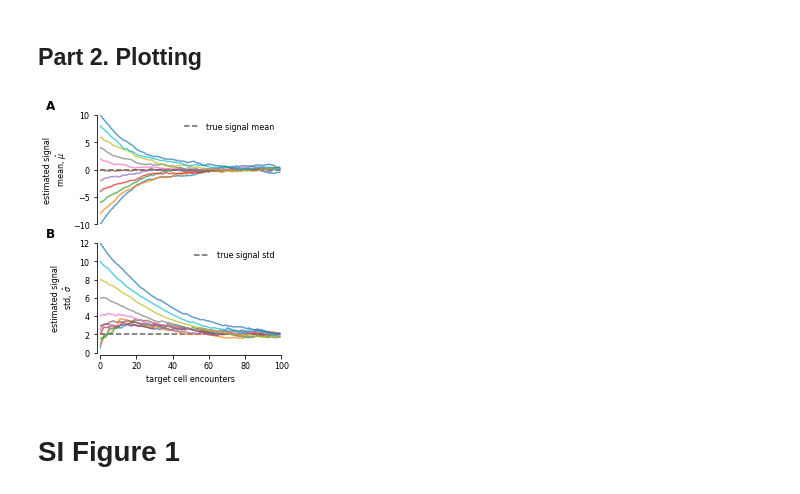
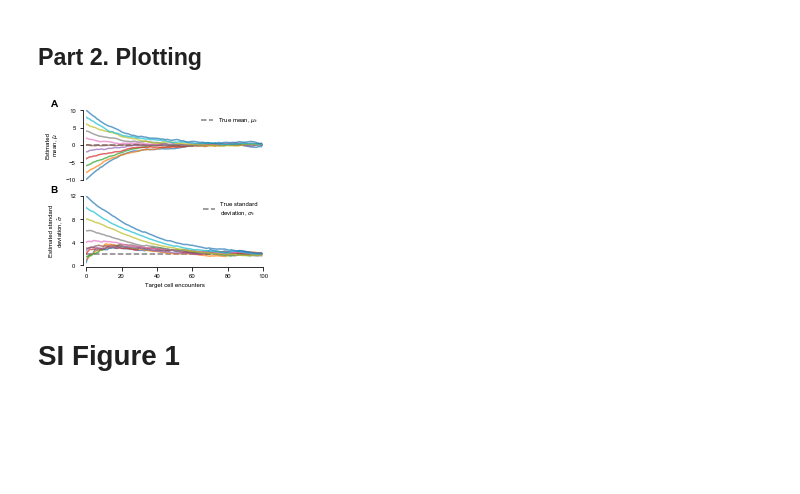
Before and after one commit to ywqin/paper-innate-immune-adaptation, a Jupyter notebook: figures.ipynb, the cells around one changed output. Cells and saved outputs as stored; diff of their text form; code cells hidden in the pictures; blank space fills up the shorter version.

Commit message:
preliminary updates to figures and notebook code (formatting, reuse figure variables)

```diff
--- a/figures.ipynb
+++ b/figures.ipynb
@@ -23,3 +24,21 @@ from functools import partial
+# %%
+DATA_FOLDER = 'data/'
+
+SUBLABEL_SIZE = 10
+LABEL_SIZE = 6
+FAMILY = 'Arial'
+SINGLE_COLUMN = 8.5/2.54
+ONE_FIVE_COLUMN = 11.4/2.54
+DOUBLE_COLUMN = 17.4/2.54
+
+TRUE_MEAN_LABEL = 'True mean, $\mu_t$'
+ESTD_MEAN_LABEL = 'Estimated\nmean, $\hat{\mu}$'
+TRUE_STD_LABEL = 'True standard\ndeviation, $\sigma_t$'
+ESTD_STD_LABEL = 'Estimated standard\ndeviation, $\hat{\sigma}$'
+ENCOUNTER_LABEL = 'Target cell encounters'
+POA_LABEL = 'Probability of activation'
+
+DASH_STYLE = dict(color='k', linestyle='dashed', alpha=0.5)
 # %% [markdown]
 ## Frequently used functions
 # %%
@@ -82,51 +106,60 @@ Fig 1 data done
 ## Part 2. Plotting
 # %%
 # Fig 1 Code 2/2 plottting
+
 # read data
-data = pd.read_csv('estimated_mean_std_alpha%d.csv.gz'%10,compression='gzip')
+data = pd.read_csv('%sestimated_mean_std_alpha%d.csv.gz' %
+                   (DATA_FOLDER, 10), compression='gzip')
+
 # Plotting -----------------------------------------------
-fig = plt.figure(figsize=(3.425,4))
-plt.rc('font',size=8)
-ax1 = fig.add_axes([0.23, 0.55, 0.735, 0.38])
-ax2 = fig.add_axes([0.23, 0.105, 0.735, 0.38])
+# fig = plt.figure(figsize=(SINGLE_COLUMN, SINGLE_COLUMN*0.85))
+# plt.rc('font', size=LABEL_SIZE, family=FAMILY)
+# ax1 = fig.add_axes([0.23, 0.57, 0.735, 0.36])
+# ax2 = fig.add_axes([0.23, 0.125, 0.735, 0.36])
+fig = plt.figure(figsize=(SINGLE_COLUMN, SINGLE_COLUMN*0.8))
+plt.rc('font', size=LABEL_SIZE, family=FAMILY)
+ax1 = fig.add_axes([0.20, 0.57, 0.735, 0.36])
+ax2 = fig.add_axes([0.20, 0.125, 0.735, 0.36])
 ax1.spines['right'].set_visible(False)
 ax1.spines['top'].set_visible(False)
 ax1.spines['bottom'].set_visible(False)
 ax1.axes.get_xaxis().set_visible(False)
 ax1.spines['left'].set_position(('axes', -0.02))
-ax1.set_xlim([0,num_encounter])
-ax1.set_ylim([-10,10])
-ax1.set_ylabel('estimated signal\n mean, $\hat{\mu}$',fontsize=8)
-ax1.text(-0.3, 1.05, string.ascii_uppercase[0], transform=ax1.transAxes,
-		size=12, weight='bold')
+ax1.set_xlim([0, num_encounter])
+ax1.set_ylim([-10, 10])
+ax1.set_yticks([-10, -5, 0, 5, 10])
+ax1.set_ylabel(ESTD_MEAN_LABEL, fontsize=LABEL_SIZE)
+ax1.text(-0.2, 1.05, string.ascii_uppercase[0],
+         transform=ax1.transAxes, size=SUBLABEL_SIZE, weight='bold')
+ax1.axhline(0.0, label=TRUE_MEAN_LABEL, **DASH_STYLE)
 
 ax2.spines['right'].set_visible(False)
 ax2.spines['top'].set_visible(False)
 ax2.spines['bottom'].set_position(('axes', -0.02))
 ax2.spines['left'].set_position(('axes', -0.02))
-ax2.set_xlim([0,num_encounter])
-ax2.set_ylim([0,12])
+ax2.set_xlim([0, num_encounter])
+ax2.set_ylim([0, 12])
+ax2.set_yticks([0, 4, 8, 12])
+ax2.set_xlabel(ENCOUNTER_LABEL, fontsize=LABEL_SIZE)
+ax2.set_ylabel(ESTD_STD_LABEL, fontsize=LABEL_SIZE)
+ax2.text(-0.2, 1.05, string.ascii_uppercase[1],
+         transform=ax2.transAxes, size=SUBLABEL_SIZE, weight='bold')
+ax2.axhline(math.sqrt(var_env), label=TRUE_STD_LABEL, **DASH_STYLE)
+ax1.legend(loc='upper right', frameon=False)
+ax2.legend(loc='upper right', frameon=False)
 
-ax2.set_xlabel('target cell encounters',fontsize=8)
-ax2.set_ylabel('estimated signal\n std, $\hat{\sigma}$',fontsize=8)
-ax2.text(-0.3, 1.05, string.ascii_uppercase[1], transform=ax2.transAxes,
-		size=12, weight='bold')
-ax1.axhline(0.0, color='black',linestyle='dashed',alpha=0.6,label='true signal mean')
-ax2.axhline(math.sqrt(var_env), color='black',linestyle='dashed',alpha=0.6,label='true signal std')
-ax1.legend(loc='upper right',frameon=False)
-ax2.legend(loc='upper right',frameon=False)
 # Case 1 different means and same variance ---------------
 for j_mu in range(num_means):
-	ax1.plot(data['mean%d'%j_mu],alpha=0.7)
-# Case 2 initial same mu and different var ------------------------------------
-for j_std in range(num_means,num_means+num_stds):
-	ax2.plot(data['std%d'%j_std],alpha=0.7)
+    ax1.plot(data['mean%d' % j_mu], alpha=0.7)
 
+# Case 2 initial same mu and different var ---------------
+for j_std in range(num_means, num_means+num_stds):
+    ax2.plot(data['std%d' % j_std], alpha=0.7)
 
-plt.savefig('Fig1_adapting.pdf', format='pdf', dpi=300)
+plt.savefig('fig1-adaptation-static.pdf', format='pdf', dpi=300)
 plt.show()
 plt.close()
 # %% [output]
-[figure, old version]
+[figure, new version]
 # %% [markdown]
 # SI Figure 1
```
Also changed, not shown: parts of 30 cells of this notebook.
